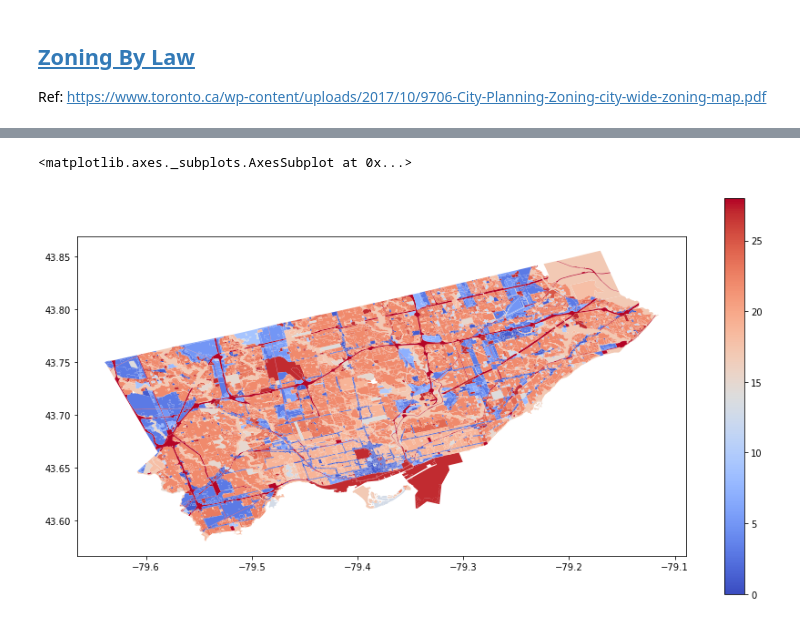
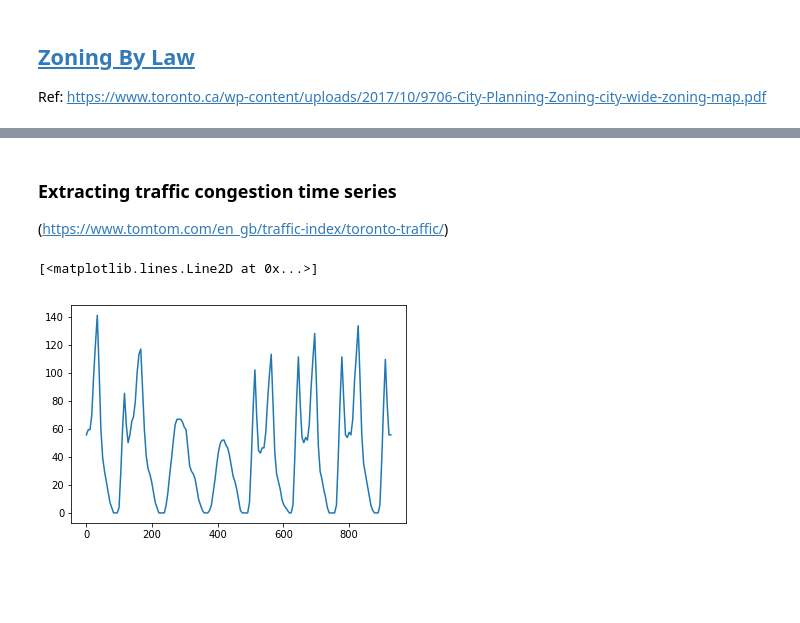
Before and after one commit to MachineLearningJournalClub/GAMELEON, a Jupyter notebook: GIS_Data_Toronto.ipynb, the cells around one changed output, grey strips where cells are left out. Saved outputs shown, nothing was run; the diff lists cells and outputs as text; code cells hidden in the pictures; blank space fills up the shorter version.

Commit message:
Added  traffic congestion time series

```diff
--- a/GIS_Data_Toronto.ipynb
+++ b/GIS_Data_Toronto.ipynb
@@ -194,7 +290,9 @@ zoning = zoning.loc[:, zoning.columns.intersection(['OBJECTID','ZN_ZONE', 'geome
 # %%
+"""
 fig, ax = plt.subplots(1, 1, figsize = (15,8))
 zoning.plot(column = "ZONE_LABEL", ax = ax, cmap = "coolwarm", legend = True)
 #fig.savefig("Data/toronto_zones.png", dpi = 1200)
+""";
-# %% [output]
-<matplotlib.axes._subplots.AxesSubplot at 0x...>
-[figure, removed]
+# %% [markdown]
+### Extracting traffic congestion time series
+(https://www.tomtom.com/en_gb/traffic-index/toronto-traffic/)
@@ -200,0 +305,5 @@ zoning.plot(column = "ZONE_LABEL", ax = ax, cmap = "coolwarm", legend = True)
+# %%
+plt.plot(time_ser1[:,0], time_ser1[:,1])
+# %% [output]
+[<matplotlib.lines.Line2D at 0x...>]
+[figure, added]
```
Also changed, not shown: parts of 43 cells of this notebook.
